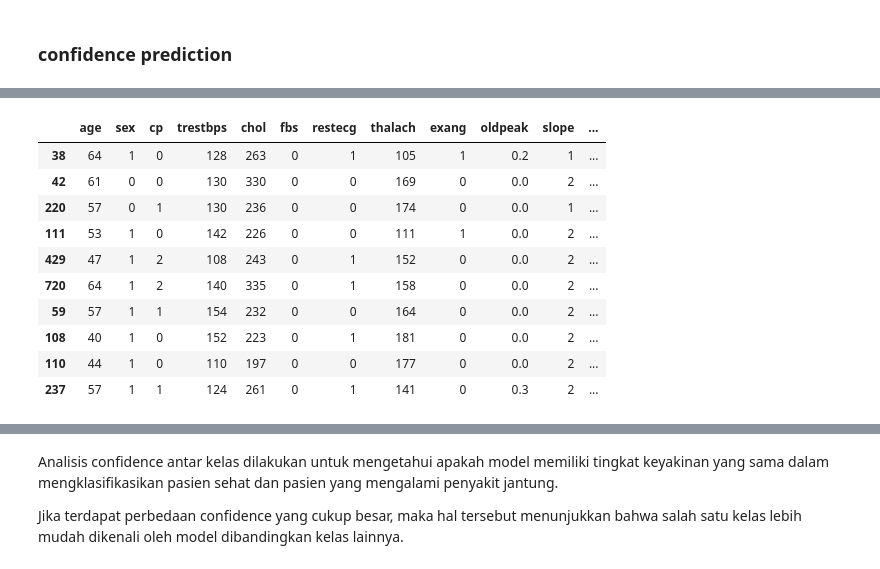
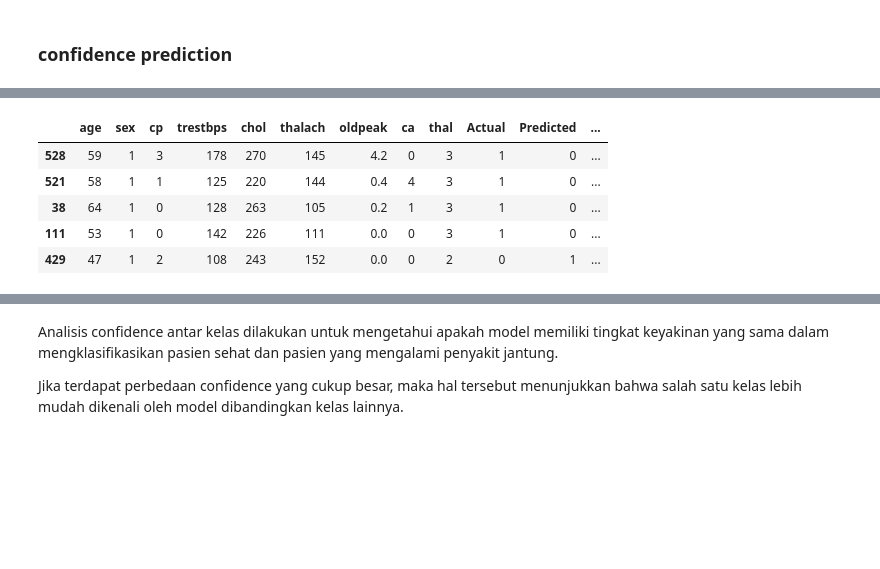
Before and after one commit to Farel-hagasa/early-detection-of-heart-disease-with-machine-learning, a Jupyter notebook: heart_desease.ipynb, the cells around one changed output, grey strips where cells are left out. Drawn from its saved outputs; the diff is of its cells as text; code cells hidden in the pictures; blank space fills up the shorter version.

```diff
--- a/heart_desease.ipynb
+++ b/heart_desease.ipynb
@@ -1126,7 +1127,8 @@ nb_grid = GridSearchCV(
     param_grid=nb_params,
     cv=cv,
     scoring='f1',
-    n_jobs=-1
+    n_jobs=-1,
+    return_train_score= True
 )
 
 nb_grid.fit(X, y)
@@ -1706,31 +1995,53 @@ Pada bagian ini ditampilkan beberapa observasi yang salah diprediksi beserta pro
 # %%
-# ============================================================
-# ANALISIS OBSERVASI YANG SALAH DIPREDIKSI
-# ============================================================
+print("=" * 60)
+print("ANALISIS OBSERVASI YANG SALAH DIPREDIKSI")
+print("=" * 60)
 
-# Salin dataset asli
-misclassified = df.copy()
-
-# Tambahkan label aktual dan prediksi
-misclassified['Actual'] = y
-misclassified['Predicted'] = knn_pred
-
-# Tambahkan confidence prediksi
-misclassified['Confidence'] = knn_proba.max(axis=1)
-
-# Ambil hanya data yang salah diprediksi
-wrong_pred = misclassified[
-    misclassified['Actual'] != misclassified['Predicted']
+models = [
+    ('Naïve Bayes', nb_pred, nb_proba),
+    ('Decision Tree', dt_pred, dt_proba),
+    ('KNN', knn_pred, knn_proba)
 ]
 
-# Urutkan berdasarkan confidence tertinggi
-wrong_pred = wrong_pred.sort_values(
-    by='Confidence',
-    ascending=False
-)
+for model_name, pred, proba in models:
 
-print("Jumlah observasi yang salah diprediksi :", len(wrong_pred))
+    print("\n" + "=" * 60)
+    print(f"{model_name}")
+    print("=" * 60)
 
-print("\n10 Observasi Salah Prediksi dengan Confidence Tertinggi:")
-display(wrong_pred.head(10))
+    # Salin dataset asli
+    misclassified = df.copy()
+
+    # Tambahkan hasil prediksi
+    misclassified['Actual'] = y.values
+    misclassified['Predicted'] = pred
+
+    # Tambahkan confidence
+    misclassified['Confidence'] = proba.max(axis=1)
+
+    # Ambil hanya data yang salah diprediksi
+    wrong_pred = misclassified[
+        misclassified['Actual'] != misclassified['Predicted']
+    ]
+
+    # Urutkan berdasarkan confidence tertinggi
+    wrong_pred = wrong_pred.sort_values(
+        by='Confidence',
+        ascending=False
+    )
+
+    print("Jumlah observasi salah prediksi :",
+          len(wrong_pred))
+
+    print("\n5 Observasi Salah Prediksi dengan Confidence Tertinggi:")
+
+    display(
+        wrong_pred[
+            ['age','sex','cp','trestbps',
+             'chol','thalach','oldpeak',
+             'ca','thal',
+             'Actual','Predicted',
+             'Confidence']
+        ].head(5).round(3)
+    )
 # %% [output]
@@ -1740,11 +2058,6 @@ Jumlah observasi yang salah diprediksi : 48
-|  | age | sex | cp | trestbps | chol | fbs | restecg | thalach | exang | oldpeak | slope | ... |
-| 38 | 64 | 1 | 0 | 128 | 263 | 0 | 1 | 105 | 1 | 0.2 | 1 | ... |
-| 42 | 61 | 0 | 0 | 130 | 330 | 0 | 0 | 169 | 0 | 0.0 | 2 | ... |
-| 220 | 57 | 0 | 1 | 130 | 236 | 0 | 0 | 174 | 0 | 0.0 | 1 | ... |
-| 111 | 53 | 1 | 0 | 142 | 226 | 0 | 0 | 111 | 1 | 0.0 | 2 | ... |
-| 429 | 47 | 1 | 2 | 108 | 243 | 0 | 1 | 152 | 0 | 0.0 | 2 | ... |
-| 720 | 64 | 1 | 2 | 140 | 335 | 0 | 1 | 158 | 0 | 0.0 | 2 | ... |
-| 59 | 57 | 1 | 1 | 154 | 232 | 0 | 0 | 164 | 0 | 0.0 | 2 | ... |
-| 108 | 40 | 1 | 0 | 152 | 223 | 0 | 1 | 181 | 0 | 0.0 | 2 | ... |
-| 110 | 44 | 1 | 0 | 110 | 197 | 0 | 0 | 177 | 0 | 0.0 | 2 | ... |
-| 237 | 57 | 1 | 1 | 124 | 261 | 0 | 1 | 141 | 0 | 0.3 | 2 | ... |
+|  | age | sex | cp | trestbps | chol | thalach | oldpeak | ca | thal | Actual | Predicted | ... |
+| 528 | 59 | 1 | 3 | 178 | 270 | 145 | 4.2 | 0 | 3 | 1 | 0 | ... |
+| 521 | 58 | 1 | 1 | 125 | 220 | 144 | 0.4 | 4 | 3 | 1 | 0 | ... |
+| 38 | 64 | 1 | 0 | 128 | 263 | 105 | 0.2 | 1 | 3 | 1 | 0 | ... |
+| 111 | 53 | 1 | 0 | 142 | 226 | 111 | 0.0 | 0 | 3 | 1 | 0 | ... |
+| 429 | 47 | 1 | 2 | 108 | 243 | 152 | 0.0 | 0 | 2 | 0 | 1 | ... |
```
Also changed, not shown: parts of 71 cells of this notebook.
